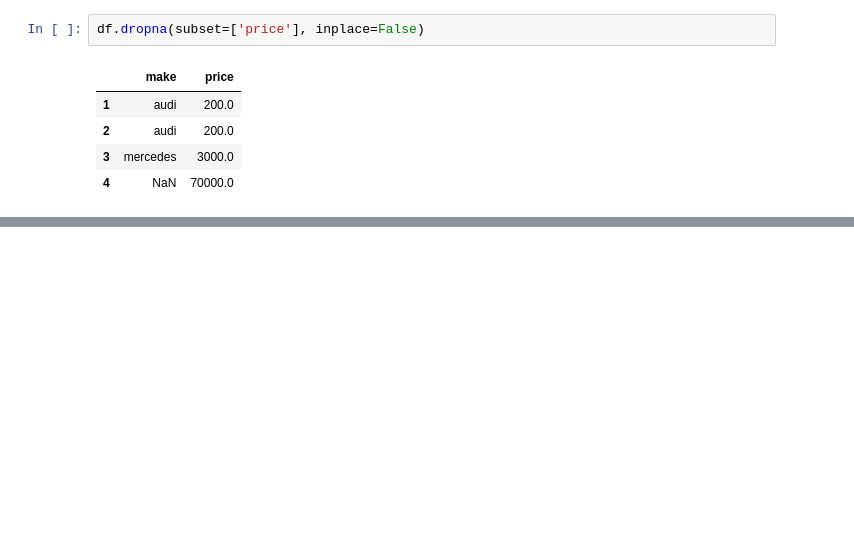
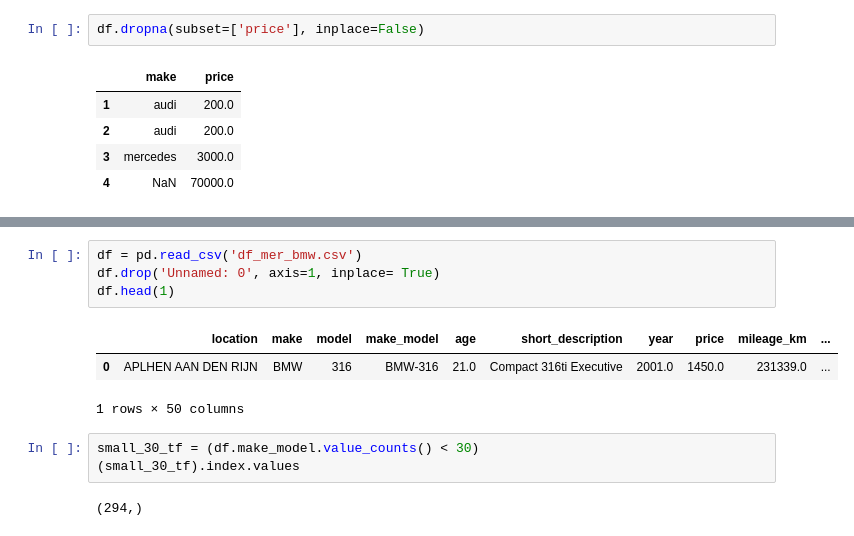
Before and after one commit to abdullahcayde/Auto_Scout_Project, a Jupyter notebook: sil.ipynb, the cells around one changed output, grey strips where cells are left out. Saved outputs shown, nothing was run; the diff lists cells and outputs as text; blank space fills up the shorter version.

```diff
--- a/sil.ipynb
+++ b/sil.ipynb
@@ -233,0 +255,13 @@ df.dropna(subset=['price'], inplace=False)
+# %%
+df = pd.read_csv('df_mer_bmw.csv')
+df.drop('Unnamed: 0', axis=1, inplace= True)
+df.head(1)
+# %% [output]
+|  | location | make | model | make_model | age | short_description | year | price | mileage_km | ... |
+| 0 | APLHEN AAN DEN RIJN | BMW | 316 | BMW-316 | 21.0 | Compact 316ti Executive | 2001.0 | 1450.0 | 231339.0 | ... |
+1 rows × 50 columns
+# %%
+small_30_tf = (df.make_model.value_counts() < 30)
+(small_30_tf).index.values
+# %% [output]
+(294,)
```
Also changed, not shown: parts of 36 cells of this notebook, 4 other files.
